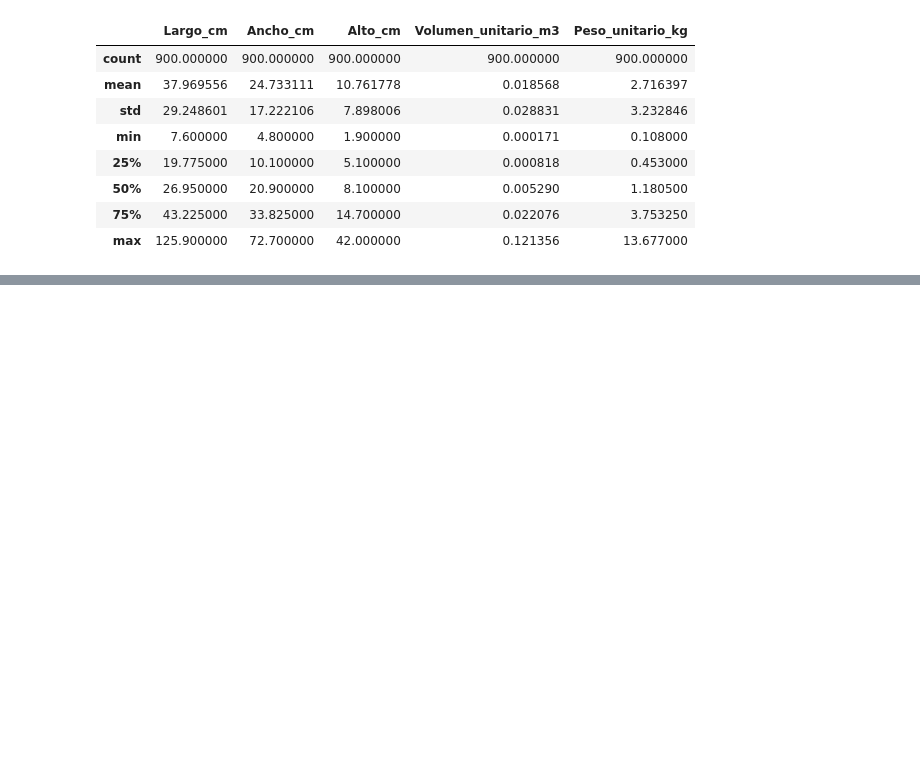
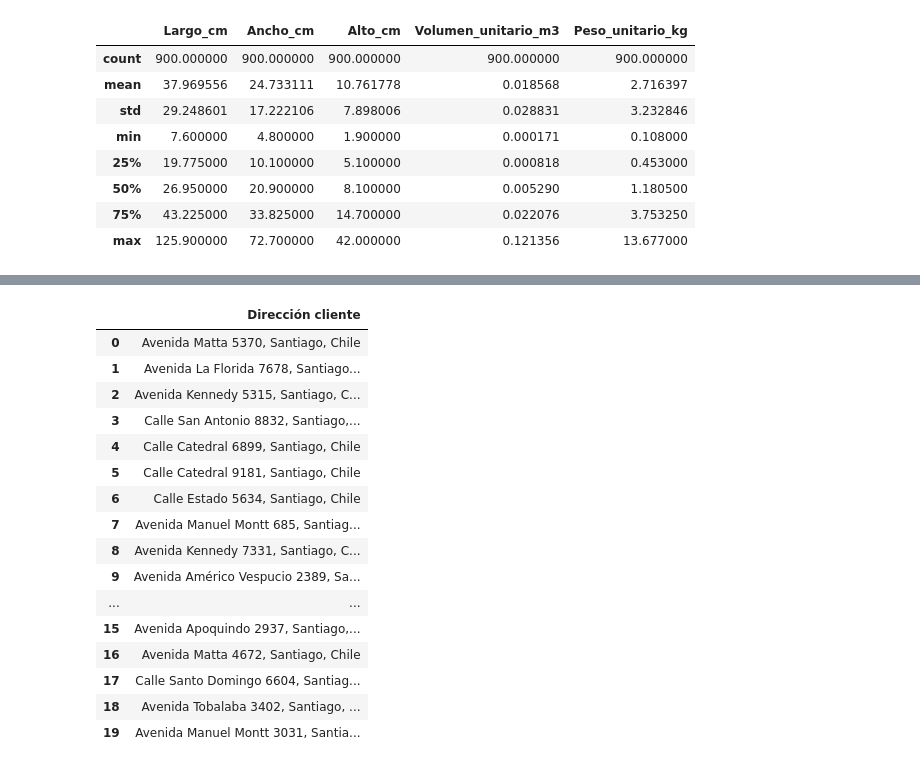
Before and after one commit to VichoRamirez/Capstone, a Jupyter notebook: SCRIPTS/Explorar.ipynb, the cells around one changed output, grey strips where cells are left out. Saved outputs shown, nothing was run; the diff lists cells and outputs as text; code cells hidden in the pictures; blank space fills up the shorter version.

```diff
--- a/SCRIPTS/Explorar.ipynb
+++ b/SCRIPTS/Explorar.ipynb
@@ -95,0 +132,99 @@ print(catalogo_object["Tipo_embalaje"].unique())
+# %%
+import re
+
+# Comunas conocidas para removerlas del string
+COMUNAS_SANTIAGO = [
+    'Estación Central', 'Quinta Normal', 'Pedro Aguirre Cerda',
+    'San Miguel', 'Lo Prado', 'Lo Barnechea', 'Lo Espejo',
+    'Las Condes', 'La Florida', 'La Reina', 'La Cisterna',
+    'La Granja', 'La Pintana', 'El Bosque', 'Cerro Navia',
+    'San Bernardo', 'San Joaquín', 'San Ramón',
+    'Puente Alto', 'Peñalolén', 'Independencia', 'Providencia',
+    'Recoleta', 'Vitacura', 'Macul', 'Maipú', 'Ñuñoa',
+    'Huechuraba', 'Conchalí', 'Cerrillos', 'Quilicura', 'Renca',
+    'Santiago'
+]
+COMUNAS_SANTIAGO.sort(key=len, reverse=True)
+
+# Abreviaturas comunes -> forma completa
+ABREVIATURAS = {
+    r'\bAv\.?\b':       'Avenida',
+    r'\bClle\.?\b':     'Calle',
+    r'\bPje\.?\b':      'Pasaje',
+    r'\bPsje\.?\b':     'Pasaje',
+    r'\bGral\.?\b':     'General',
+    r'\bSta\.?\b':      'Santa',
+    r'\bSto\.?\b':      'Santo',
+    r'\bGran\b':        'Gran',
+}
+
+def estandarizar_direccion(direccion):
+    if pd.isna(direccion):
+        return direccion
+
+    d = str(direccion)
+
+    # Normalizar espacios múltiples y Title Case
+    d = re.sub(r'\s+', ' ', d).strip().title()
+
+    # Eliminar info de depto/dpto
+    d = re.sub(r',?\s*(?:Depto|Dpto|Departamento)\.?\s*\d+', '', d, flags=re.IGNORECASE)
+
+    # Normalizar "Stgo" -> "Santiago", "Santiago De Chile" -> "Santiago"
+    d = re.sub(r'\bStgo\b', 'Santiago', d)
+    d = re.sub(r'Santiago\s+De\s+Chile', 'Santiago', d, flags=re.IGNORECASE)
+
+    # Expandir abreviaturas
+    for patron, reemplazo in ABREVIATURAS.items():
+        d = re.sub(patron, reemplazo, d, flags=re.IGNORECASE)
+
+    # Separar calle+número del resto usando el primer número de calle
+    match = re.match(r'^(.+?\s+\d+)\b(.*)', d)
+
+    if match:
+        calle_numero = match.group(1).strip()
+        resto = match.group(2).strip()
+
+        # Quitar comuna solo del RESTO (no de la calle)
+        for comuna in COMUNAS_SANTIAGO:
+            patron = r',?\s*' + re.escape(comuna) + r'\s*,?'
+            if re.search(patron, resto, flags=re.IGNORECASE):
+                resto = re.sub(patron, '', resto, flags=re.IGNORECASE).strip()
+                break
+        resultado = calle_numero
+    else:
+        resultado = d
+        for comuna in COMUNAS_SANTIAGO:
+            patron = r',?\s*' + re.escape(comuna) + r'\s*,?'
+            if re.search(patron, resultado, flags=re.IGNORECASE):
+                resultado = re.sub(patron, '', resultado, flags=re.IGNORECASE).strip()
+                break
+
+    # Quitar Santiago, Chile y comas residuales
+    resultado = re.sub(r',?\s*Santiago\b', '', resultado, flags=re.IGNORECASE)
+    resultado = re.sub(r',?\s*Chile\b', '', resultado, flags=re.IGNORECASE)
+    resultado = re.sub(r'\s+', ' ', resultado).strip().strip(',').strip()
+    resultado = resultado.replace(".", "")
+
+    return f"{resultado}, Santiago, Chile"
+
+df_ventas['Dirección cliente'] = df_ventas['Dirección cliente'].apply(estandarizar_direccion)
+display(df_ventas[['Dirección cliente']].head(20))
+# %% [output]
+|  | Dirección cliente |
+| 0 | Avenida Matta 5370, Santiago, Chile |
+| 1 | Avenida La Florida 7678, Santiago... |
+| 2 | Avenida Kennedy 5315, Santiago, C... |
+| 3 | Calle San Antonio 8832, Santiago,... |
+| 4 | Calle Catedral 6899, Santiago, Chile |
+| 5 | Calle Catedral 9181, Santiago, Chile |
+| 6 | Calle Estado 5634, Santiago, Chile |
+| 7 | Avenida Manuel Montt 685, Santiag... |
+| 8 | Avenida Kennedy 7331, Santiago, C... |
+| 9 | Avenida Américo Vespucio 2389, Sa... |
+| ... | ... |
+| 15 | Avenida Apoquindo 2937, Santiago,... |
+| 16 | Avenida Matta 4672, Santiago, Chile |
+| 17 | Calle Santo Domingo 6604, Santiag... |
+| 18 | Avenida Tobalaba 3402, Santiago, ... |
+| 19 | Avenida Manuel Montt 3031, Santia... |
```
Also changed, not shown: parts of 8 cells of this notebook.
